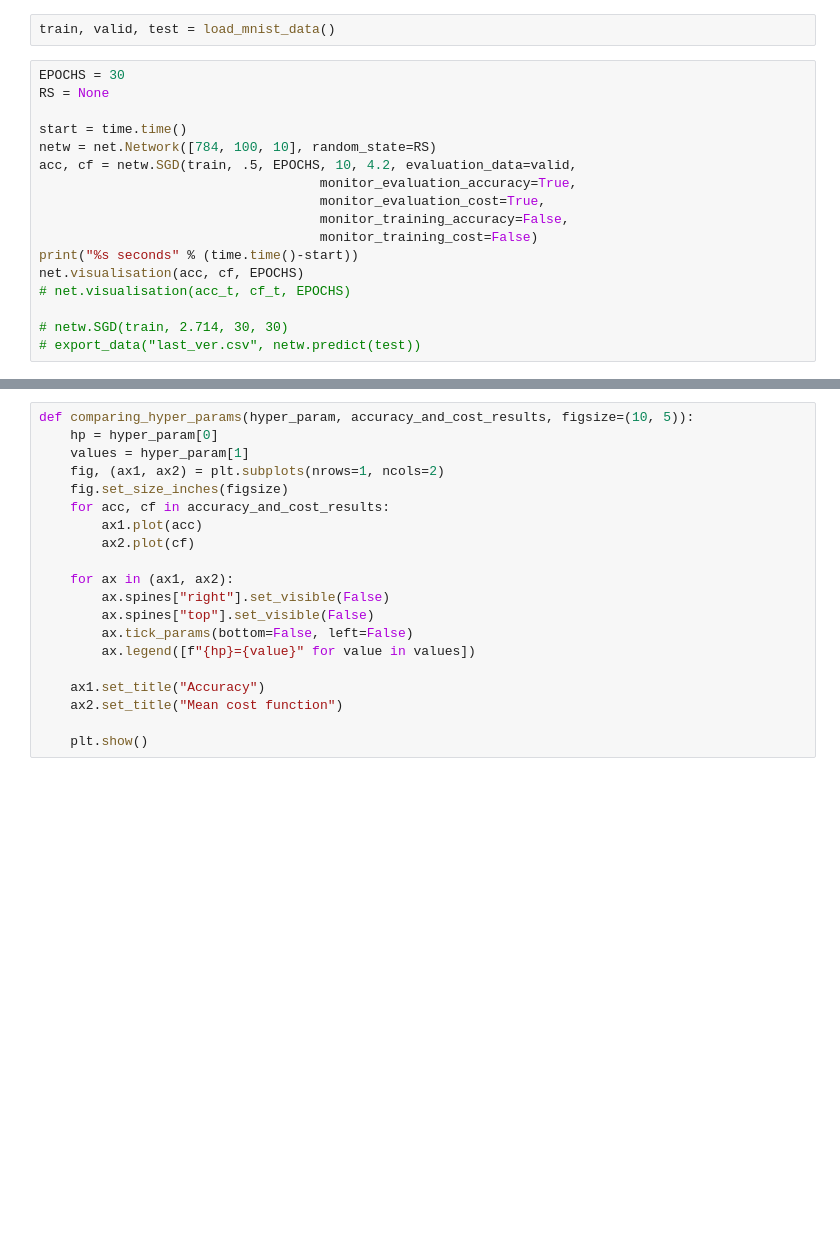
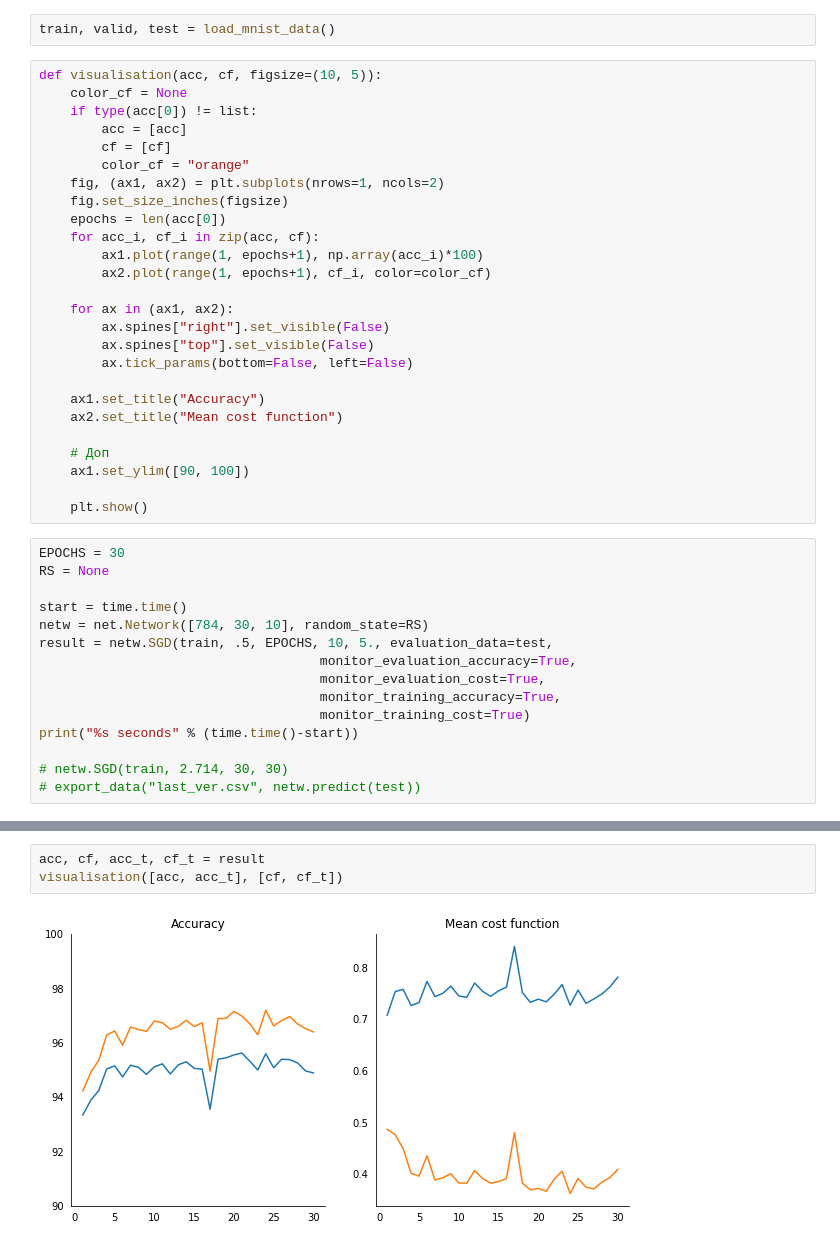
Before and after one commit to Grafit24/my-first-neurol-network, a Jupyter notebook: experement.ipynb, the cells around one changed output, grey strips where cells are left out. Saved outputs shown, nothing was run; the diff lists cells and outputs as text; blank space fills up the shorter version.

Commit message:
fix: prepare_mnist; change mnist_loader; delete visualisation func in network module.

```diff
--- a/experement.ipynb
+++ b/experement.ipynb
@@ -9,19 +53,43 @@ from sklearn.model_selection import train_test_split, KFold
 # %%
 train, valid, test = load_mnist_data()
+# %%
+def visualisation(acc, cf, figsize=(10, 5)):
+    color_cf = None
+    if type(acc[0]) != list:
+        acc = [acc]
+        cf = [cf]
+        color_cf = "orange"
+    fig, (ax1, ax2) = plt.subplots(nrows=1, ncols=2)
+    fig.set_size_inches(figsize)
+    epochs = len(acc[0])
+    for acc_i, cf_i in zip(acc, cf):
+        ax1.plot(range(1, epochs+1), np.array(acc_i)*100)
+        ax2.plot(range(1, epochs+1), cf_i, color=color_cf)
+
+    for ax in (ax1, ax2):
+        ax.spines["right"].set_visible(False)
+        ax.spines["top"].set_visible(False)
+        ax.tick_params(bottom=False, left=False)
+
+    ax1.set_title("Accuracy")
+    ax2.set_title("Mean cost function")
+
+    # Доп
+    ax1.set_ylim([90, 100])
+
+    plt.show()
 # %%
 EPOCHS = 30
 RS = None
 
 start = time.time()
-netw = net.Network([784, 100, 10], random_state=RS)
-acc, cf = netw.SGD(train, .5, EPOCHS, 10, 4.2, evaluation_data=valid,
+netw = net.Network([784, 30, 10], random_state=RS)
+result = netw.SGD(train, .5, EPOCHS, 10, 5., evaluation_data=test,
                                     monitor_evaluation_accuracy=True,
                                     monitor_evaluation_cost=True,
-                                    monitor_training_accuracy=False,
-                                    monitor_training_cost=False)
+                                    monitor_training_accuracy=True,
+                                    monitor_training_cost=True)
 print("%s seconds" % (time.time()-start))
-net.visualisation(acc, cf, EPOCHS)
-# net.visualisation(acc_t, cf_t, EPOCHS)
 
 # netw.SGD(train, 2.714, 30, 30)
 # export_data("last_ver.csv", netw.predict(test))
@@ -69,23 +114,8 @@ def hyper_param_setting(training_data, valid_data, random_state, net_architectur
-# %%
-def comparing_hyper_params(hyper_param, accuracy_and_cost_results, figsize=(10, 5)):
-    hp = hyper_param[0]
-    values = hyper_param[1]
-    fig, (ax1, ax2) = plt.subplots(nrows=1, ncols=2)
-    fig.set_size_inches(figsize)
-    for acc, cf in accuracy_and_cost_results:
-        ax1.plot(acc)
-        ax2.plot(cf)
-
-    for ax in (ax1, ax2):
-        ax.spines["right"].set_visible(False)
-        ax.spines["top"].set_visible(False)
-        ax.tick_params(bottom=False, left=False)
-        ax.legend([f"{hp}={value}" for value in values])
-
-    ax1.set_title("Accuracy")
-    ax2.set_title("Mean cost function")
-
-    plt.show()
+# %%
+acc, cf, acc_t, cf_t = result
+visualisation([acc, acc_t], [cf, cf_t])
+# %% [output]
+[figure, added]
 # %%
 res = hyper_param_setting(
     training_data=train,
```
Also changed, not shown: parts of 8 cells of this notebook, 5 other files.
